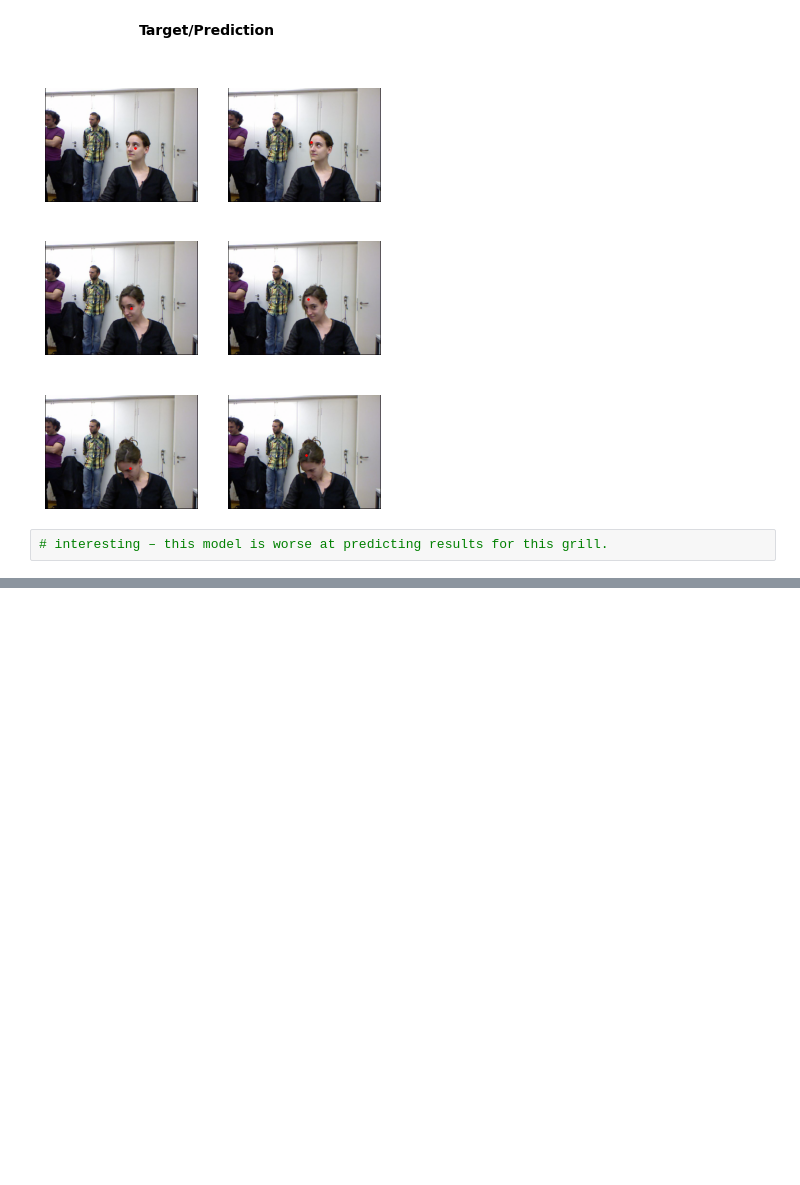
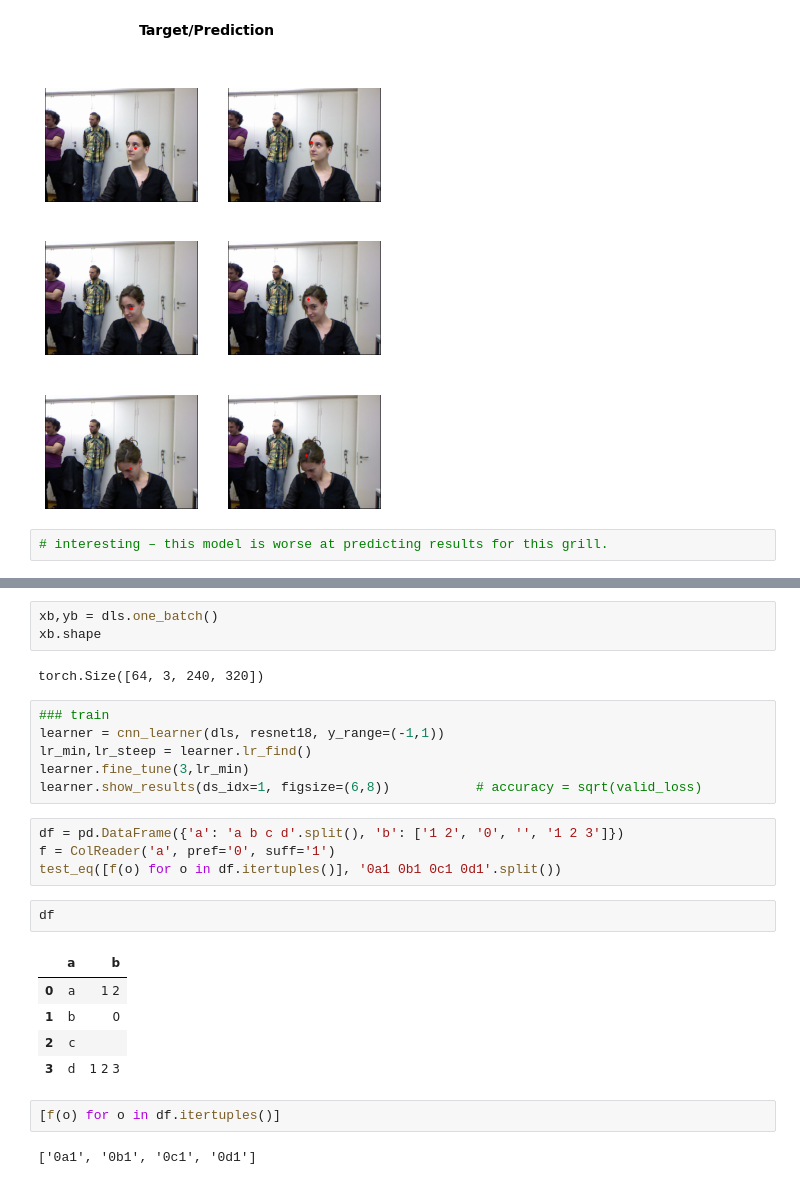
Before and after one commit to mccallion/rory, a Jupyter notebook: _20200915_keypoints.ipynb, the cells around one changed output, grey strips where cells are left out. Cells and saved outputs as stored; diff of their text form; blank space fills up the shorter version.

```diff
--- a/_20200915_keypoints.ipynb
+++ b/_20200915_keypoints.ipynb
@@ -202,0 +300,27 @@ learner.show_results(ds_idx=1, figsize=(6,8))
+# %%
+xb,yb = dls.one_batch()
+xb.shape
+# %% [output]
+torch.Size([64, 3, 240, 320])
+# %%
+### train
+learner = cnn_learner(dls, resnet18, y_range=(-1,1))
+lr_min,lr_steep = learner.lr_find()
+learner.fine_tune(3,lr_min)
+learner.show_results(ds_idx=1, figsize=(6,8))           # accuracy = sqrt(valid_loss)
+# %%
+df = pd.DataFrame({'a': 'a b c d'.split(), 'b': ['1 2', '0', '', '1 2 3']})
+f = ColReader('a', pref='0', suff='1')
+test_eq([f(o) for o in df.itertuples()], '0a1 0b1 0c1 0d1'.split())
+# %%
+df
+# %% [output]
+|  | a | b |
+| 0 | a | 1 2 |
+| 1 | b | 0 |
+| 2 | c |  |
+| 3 | d | 1 2 3 |
+# %%
+[f(o) for o in df.itertuples()]
+# %% [output]
+['0a1', '0b1', '0c1', '0d1']
```
Also changed, not shown: parts of 15 cells of this notebook, 4 other files.
